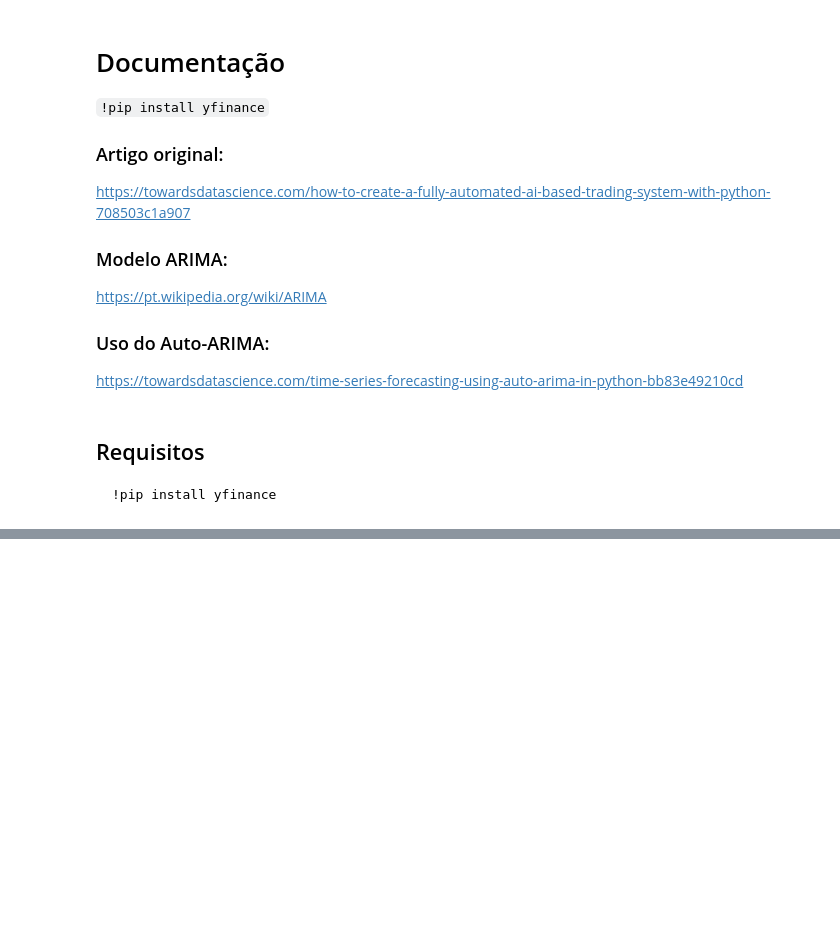
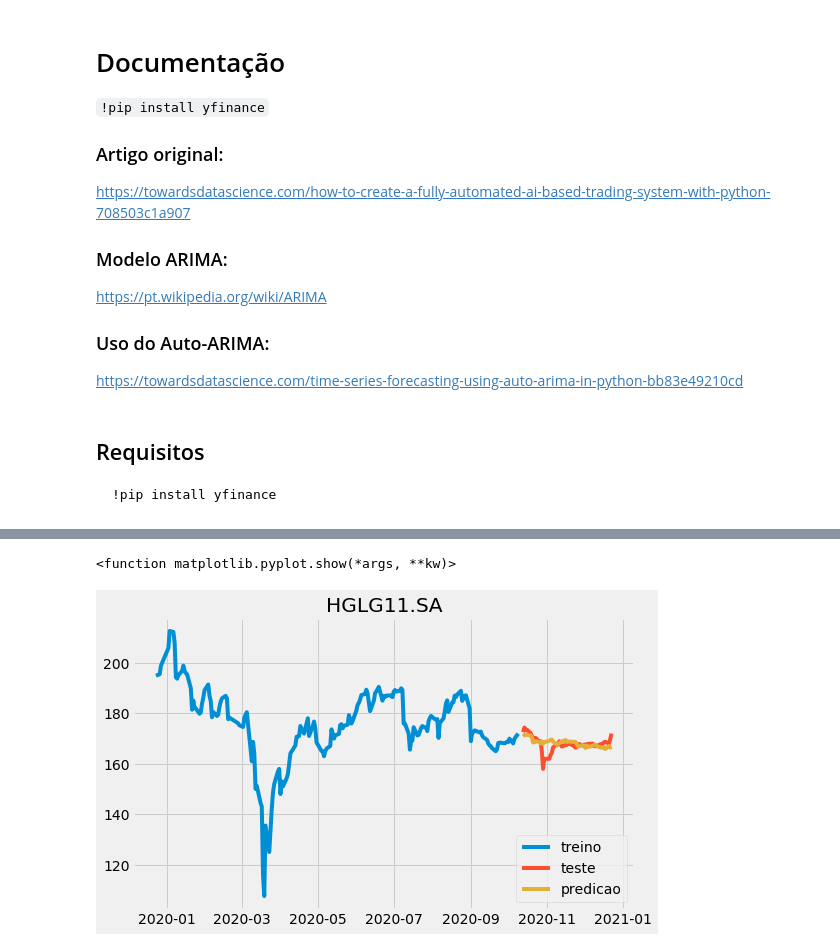
Before and after one commit to renatoreggiani/trAIding, a Jupyter notebook: python-ai-trading-pedro.ipynb, the cells around one changed output, grey strips where cells are left out. Drawn from its saved outputs; the diff is of its cells as text; code cells hidden in the pictures; blank space fills up the shorter version.

```diff
--- a/python-ai-trading-pedro.ipynb
+++ b/python-ai-trading-pedro.ipynb
@@ -16,3 +16,5 @@ https://towardsdatascience.com/time-series-forecasting-using-auto-arima-in-pytho
 ~~~python
 !pip install yfinance
 ~~~
+# %%
+ticker = input('Insira o código do papel:')
@@ -18,0 +23,2 @@ https://towardsdatascience.com/time-series-forecasting-using-auto-arima-in-pytho
+# %%
+n_steps = int(input('Quantas predições deseja?'))
@@ -59,4 +35,0 @@ def get_forecast(df, col_ref='Low'):
-# %%
-ticker = "RBBV11.SA"
-df = get_finance_data(ticker)[:-50]
-get_forecast(df, col_ref='Low')
@@ -110,0 +36,5 @@ adf_test.should_diff(df['Low'])
+# %%
+#ticker = "RBBV11.SA"
+data = get_finance_data(ticker)
+train = data['Low'][:len(data)-n_steps]
+test = data['Low'][-n_steps:]
@@ -111,8 +88,11 @@ adf_test.should_diff(df['Low'])
 # %%
-# train = df['Low'][:85]
-train = df['Low'][:len(df)-50]
-test = df['Low'][-50:]
-plt.plot(train, label='treino')
-plt.plot(test, label='teste')
-plt.legend()
-plt.show()
+plt.figure(figsize=(8,5))
+plt.plot(train, label="treino")
+plt.plot(test, label="teste")
+plt.plot(prd, label="predicao")
+plt.legend(loc='lower right')
+plt.title(label=ticker)
+plt.show
+# %% [output]
+<function matplotlib.pyplot.show(*args, **kw)>
+[figure, added]
```
Also changed, not shown: parts of 23 cells of this notebook, 2 other files.
